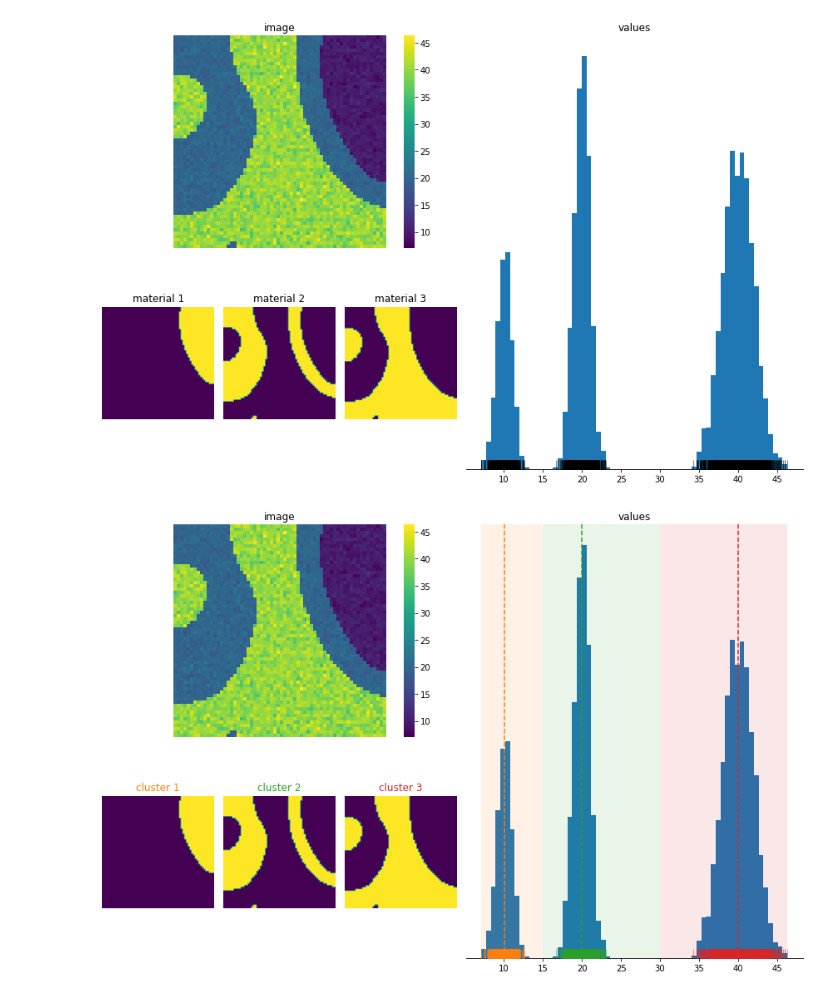
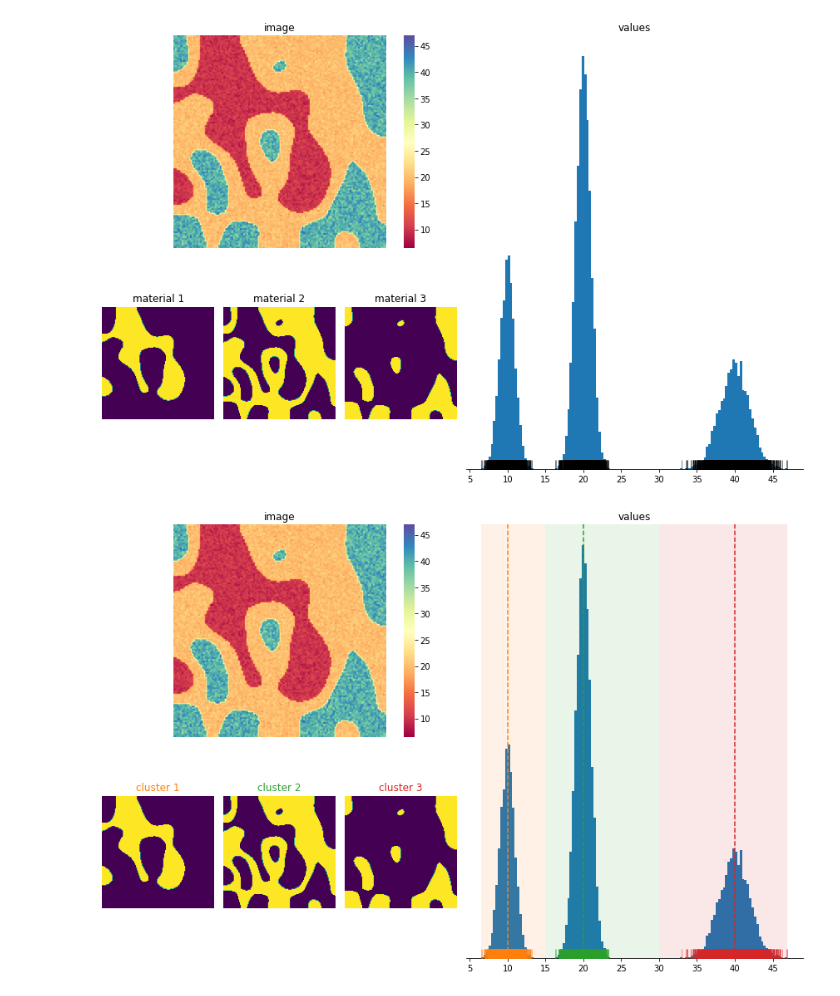
Before and after one commit to TomVincentUK/ClusteringExamples, a Jupyter notebook: matplotlib_demos/cluster_1D.ipynb, the cells around one changed output. Drawn from its saved outputs; the diff is of its cells as text; code cells hidden in the pictures.

```diff
--- a/matplotlib_demos/cluster_1D.ipynb
+++ b/matplotlib_demos/cluster_1D.ipynb
@@ -6,16 +7,10 @@ from functions import material_image, plot_material_image, plot_KMeans1D
 # %%
-distinct_image, distinct_materials = material_image(
-    populations=(1, 2, 3),
-    means=(10, 20, 40),
-    stds=(1, 1, 2),
-    image_size=64,
-)
-
-fig = plot_material_image(distinct_image, distinct_materials);
+distinct_image, distinct_materials = gen_domains(populations=(1, 2, 1), means=(10, 20, 40), stds=(1, 1, 2))
+plot_domains(distinct_image, distinct_materials);
 # %% [output]
-[figure, old version]
+[figure, new version]
 # %%
-fig, kmeans_distinct = plot_KMeans1D(distinct_image, k=3);
+_, kmeans_distinct = plot_KMeans1D(distinct_image, k=3);
 # %% [output]
-[figure, old version]
+[figure, new version]
 # %%
```
Also changed, not shown: parts of 5 cells of this notebook, 1 other file.
